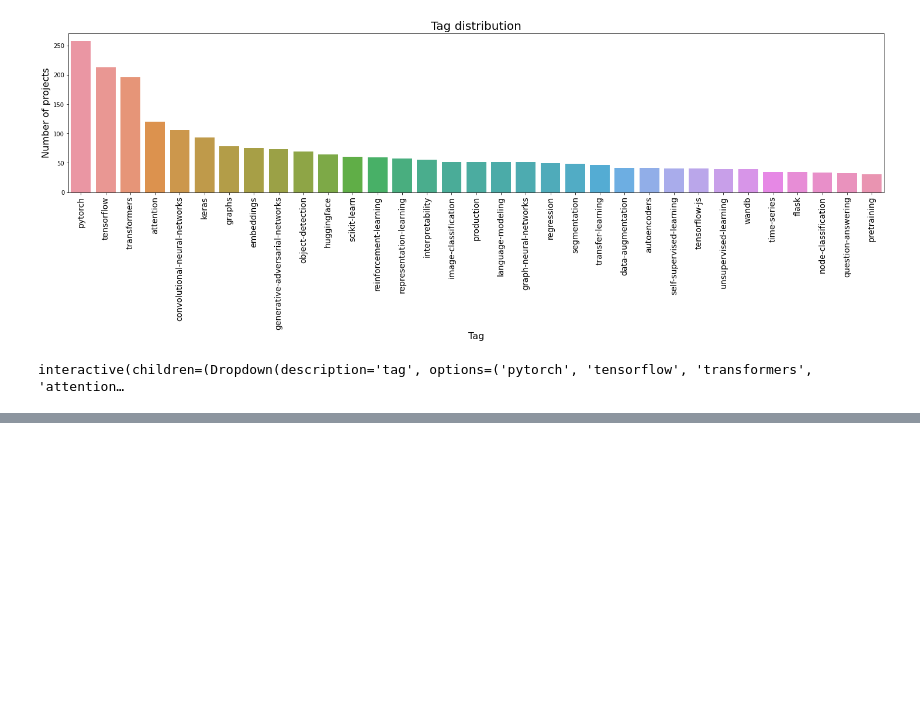
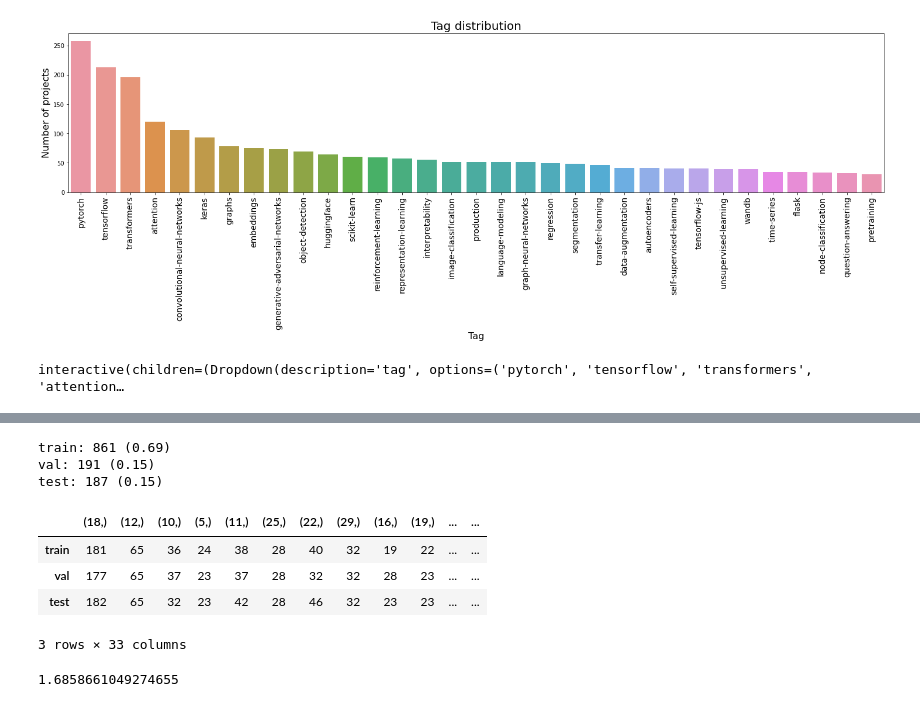
Before and after one commit to GokuMohandas/mlops-course, a Jupyter notebook: notebooks/tagifai.ipynb, the cells around one changed output, grey strips where cells are left out. Drawn from its saved outputs; the diff is of its cells as text; code cells hidden in the pictures; blank space fills up the shorter version.

```diff
--- a/notebooks/tagifai.ipynb
+++ b/notebooks/tagifai.ipynb
@@ -146,0 +383,49 @@ interactive(children=(Dropdown(description='tag', options=('pytorch', 'tensorflo
+# %%
+# Binarize y
+label_encoder = LabelEncoder()
+label_encoder.fit(y)
+y = label_encoder.transform(y)
+# %%
+# Split
+X_train, X_, y_train, y_ = iterative_train_test_split(
+    X, y, train_size=train_size)
+X_val, X_test, y_val, y_test = iterative_train_test_split(
+    X_, y_, train_size=0.5)
+# %%
+print(f"train: {len(X_train)} ({len(X_train)/len(X):.2f})\n"
+      f"val: {len(X_val)} ({len(X_val)/len(X):.2f})\n"
+      f"test: {len(X_test)} ({len(X_test)/len(X):.2f})")
+# %% [output]
+train: 861 (0.69)
+val: 191 (0.15)
+test: 187 (0.15)
+# %%
+# Get counts for each class
+counts = {}
+counts['train_counts'] = Counter(str(combination) for row in get_combination_wise_output_matrix(
+    y_train, order=1) for combination in row)
+counts['val_counts'] = Counter(str(combination) for row in get_combination_wise_output_matrix(
+    y_val, order=1) for combination in row)
+counts['test_counts'] = Counter(str(combination) for row in get_combination_wise_output_matrix(
+    y_test, order=1) for combination in row)
+# %%
+# Adjust counts across splits
+for k in counts['val_counts'].keys():
+    counts['val_counts'][k] = int(counts['val_counts'][k] * \
+        (train_size/val_size))
+for k in counts['test_counts'].keys():
+    counts['test_counts'][k] = int(counts['test_counts'][k] * \
+        (train_size/test_size))
+# %%
+# View distributions
+pd.DataFrame({
+    'train': counts['train_counts'],
+    'val': counts['val_counts'],
+    'test': counts['test_counts']
+}).T.fillna(0)
+# %% [output]
+|  | (18,) | (12,) | (10,) | (5,) | (11,) | (25,) | (22,) | (29,) | (16,) | (19,) | ... | ... |
+| train | 181 | 65 | 36 | 24 | 38 | 28 | 40 | 32 | 19 | 22 | ... | ... |
+| val | 177 | 65 | 37 | 23 | 37 | 28 | 32 | 32 | 28 | 23 | ... | ... |
+| test | 182 | 65 | 32 | 23 | 42 | 28 | 46 | 32 | 23 | 23 | ... | ... |
+3 rows × 33 columns
@@ -146,0 +438,5 @@ interactive(children=(Dropdown(description='tag', options=('pytorch', 'tensorflo
+# %%
+# Standard deviation
+np.mean(np.std(dist_df.to_numpy(), axis=0))
+# %% [output]
+1.6858661049274655
```
Also changed, not shown: parts of 35 cells of this notebook, 1 other file.
